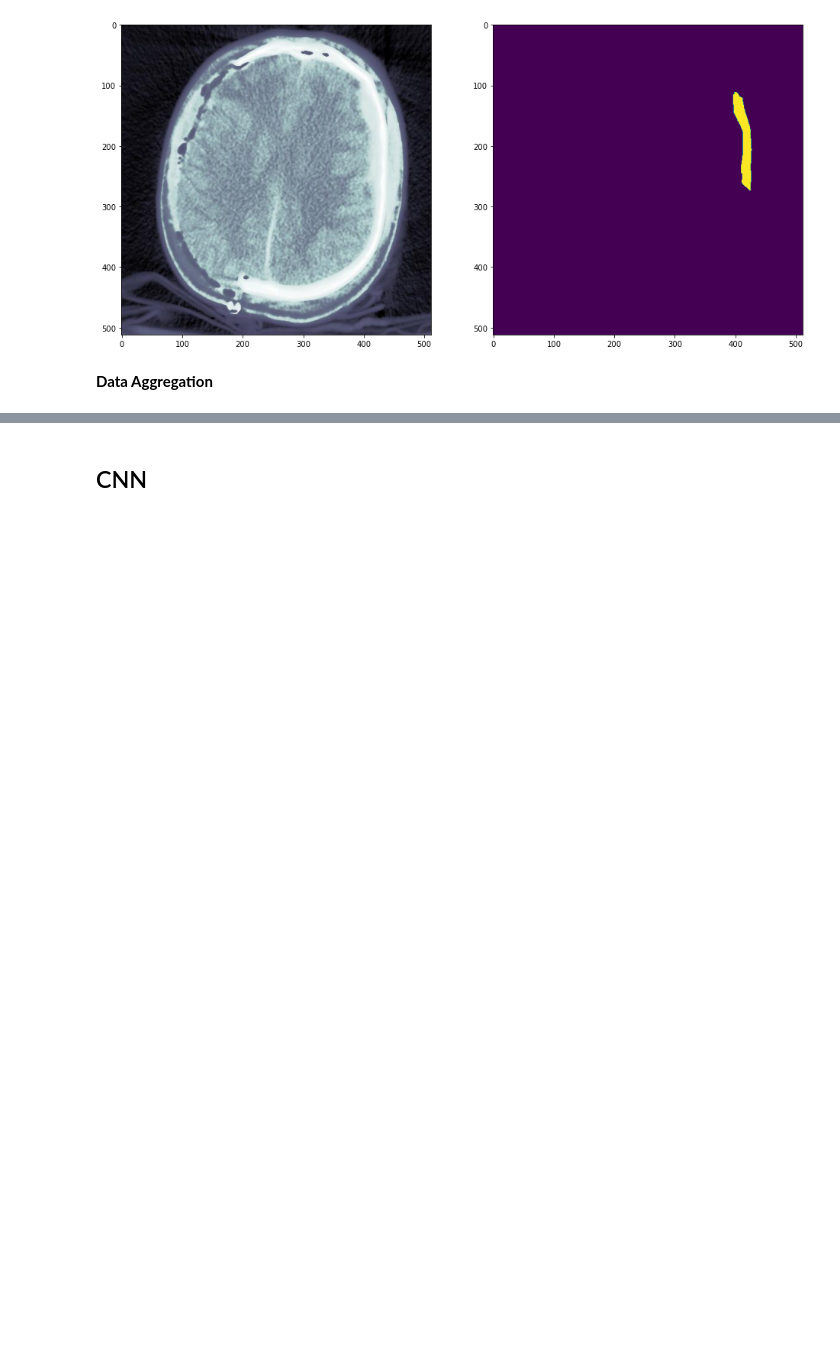
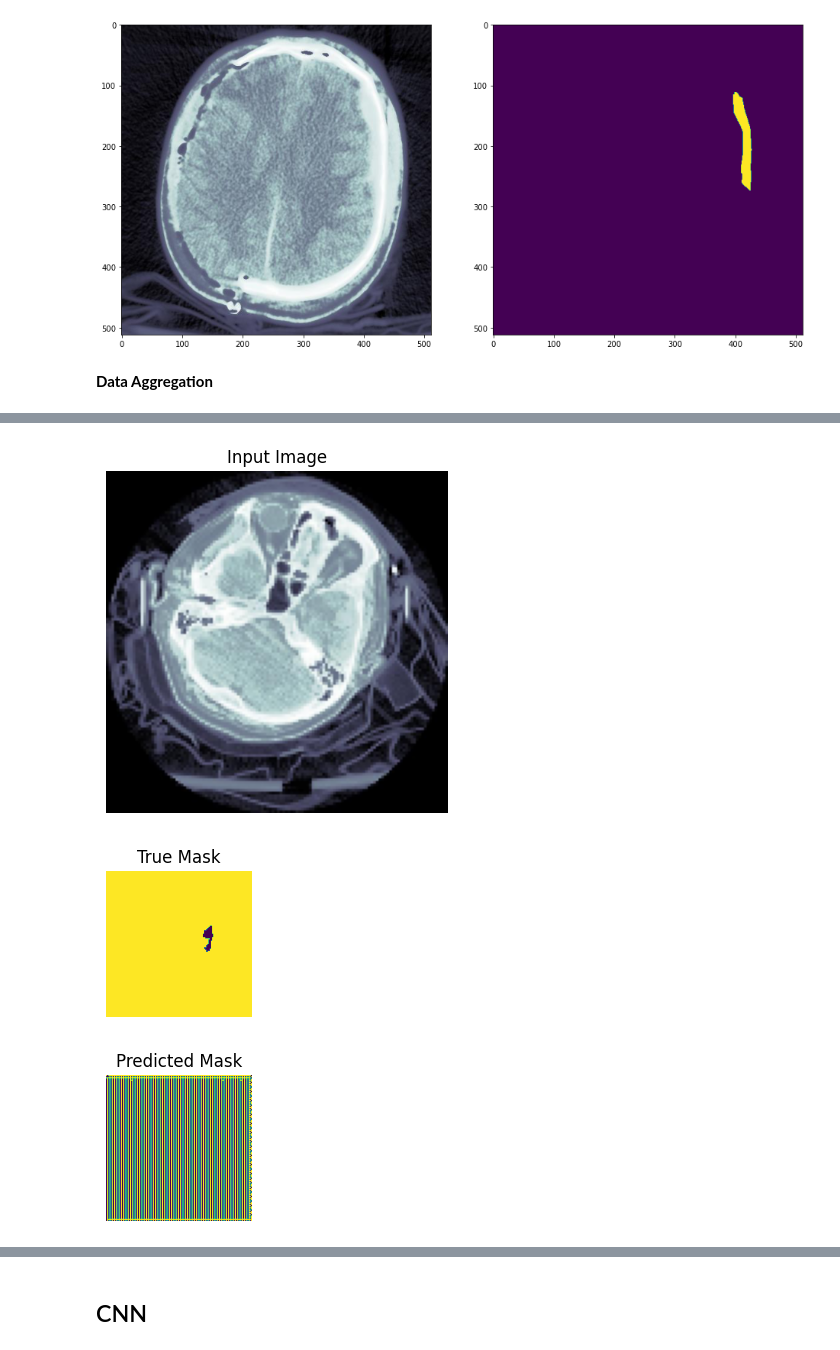
Before and after one commit to lrav35/brain_segmentation_classification, a Jupyter notebook: Brain Hemorrhage Segmentation.ipynb, the cells around one changed output, grey strips where cells are left out. Drawn from its saved outputs; the diff is of its cells as text; code cells hidden in the pictures; blank space fills up the shorter version.

```diff
--- a/Brain Hemorrhage Segmentation.ipynb
+++ b/Brain Hemorrhage Segmentation.ipynb
@@ -697,0 +911,20 @@ for images, masks, labels in train_batches.take(2):
+# %%
+def create_mask(pred_mask):
+    pred_mask = tf.math.argmax(pred_mask, axis=-1)
+    pred_mask = pred_mask[..., tf.newaxis]
+    return pred_mask[0]
+# %%
+def show_predictions(dataset=None, num=1):
+    if dataset:
+        try:
+            for image, mask in dataset.take(num):
+                pred_mask = model.predict(image)
+                display([image[0], mask[0], create_mask(pred_mask)])
+        except Error as e:
+            print(e)
+    else:
+        display([sample_image, sample_mask,
+             create_mask(model.predict(sample_image[tf.newaxis, ...]))])
+# %%
+show_predictions()
+# %% [output]
@@ -697,0 +932,3 @@ for images, masks, labels in train_batches.take(2):
+[figure, added]
+[figure, added]
+[figure, added]
```
Also changed, not shown: parts of 68 cells of this notebook.
